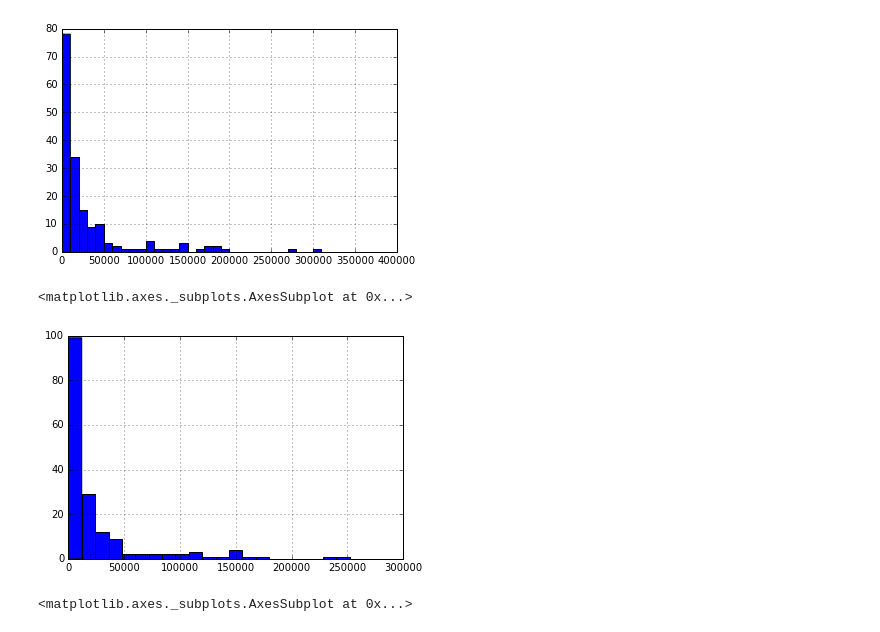
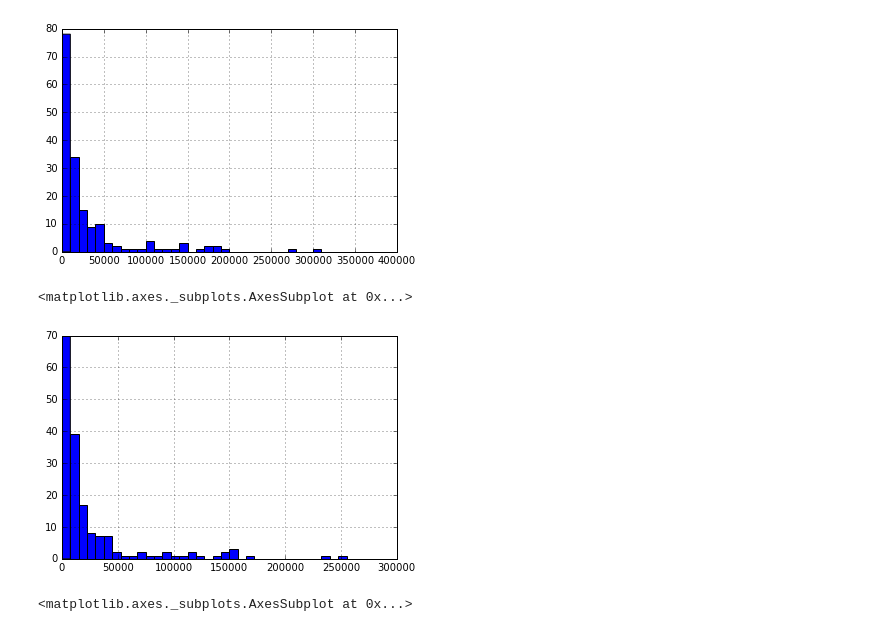
Before and after one commit to VisualBraden/Dataquest-Missions, a Jupyter notebook: exploratory_data_visualization/Basics.ipynb, the cells around one changed output. Saved outputs shown, nothing was run; the diff lists cells and outputs as text; code cells hidden in the pictures.

```diff
--- a/exploratory_data_visualization/Basics.ipynb
+++ b/exploratory_data_visualization/Basics.ipynb
@@ -124,10 +126,10 @@ recent_grads['Employed'].hist(bins=40, range=(0,400000))
 <matplotlib.axes._subplots.AxesSubplot at 0x...>
 [figure]
 # %%
-recent_grads['Full_time'].hist(bins=25, range=(0,300000))
+recent_grads['Full_time'].hist(bins=40, range=(0,300000))
 # %% [output]
 <matplotlib.axes._subplots.AxesSubplot at 0x...>
-[figure, old version]
+[figure, new version]
 # %%
 recent_grads['ShareWomen'].hist(bins=30, range=(0,1))
 # %% [output]
```
Also changed, not shown: parts of 3 cells of this notebook.
